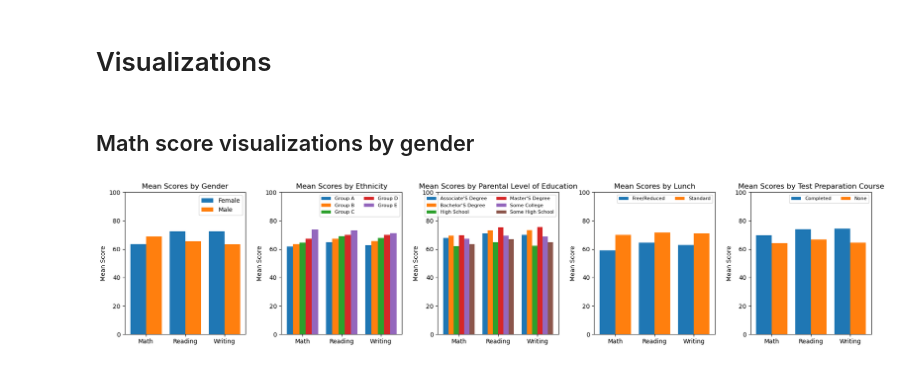
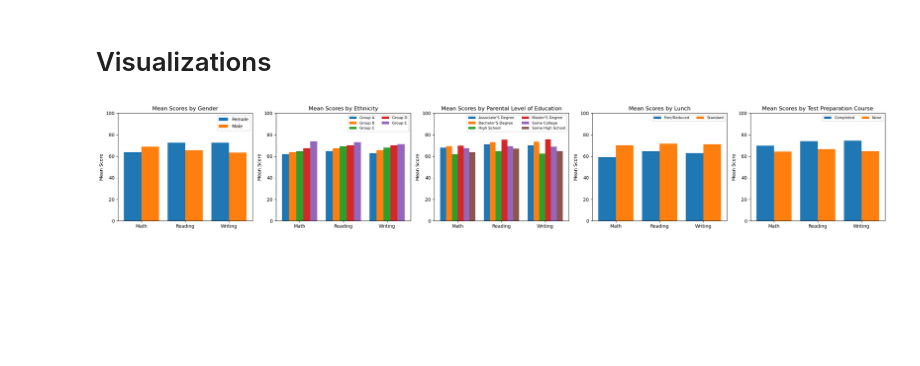
Before and after one commit to mikamartinb/students_performance_prediction, a Jupyter notebook: notebooks/0_Data-Exploration.ipynb, the cells around one changed output. Saved outputs shown, nothing was run; the diff lists cells and outputs as text; code cells hidden in the pictures; blank space fills up the shorter version.

```diff
--- a/notebooks/0_Data-Exploration.ipynb
+++ b/notebooks/0_Data-Exploration.ipynb
@@ -52,8 +52,6 @@ train_data.describe()
 | max | 100.00000 | 100.000000 | 100.000000 |
 # %% [markdown]
 # Visualizations
-# %% [markdown]
-## Math score visualizations by gender
 # %%
 # === Gender Bar Plot ===
 gender_means = (
@@ -65,7 +63,7 @@ gender_means = (
 scores = gender_means.columns
 x = np.arange(len(scores))
 
-fig, (ax1, ax2, ax3, ax4, ax5) = plt.subplots(1, 5, figsize=(18,4))
+fig, (ax1, ax2, ax3, ax4, ax5) = plt.subplots(1, 5, figsize=(24,4))
 
 
 genders = list(gender_means.index)
@@ -148,31 +146,31 @@ ax4.set_ylim(0, 100)
 ax4.set_ylabel("Mean Score")
 ax4.set_title("Mean Scores by Lunch")
 ax4.legend(ncol=2, fontsize=8)
 
 # === Test Preparation Course Bar Plot ===
 test_means = (
     train_data
     .groupby("test preparation course")[["math score", "reading score", "writing score"]]
     .mean()
 )
 
 groups = list(test_means.index)
 n = len(groups)
 bar_w = 0.8 / n
 
 for i, g in enumerate(groups):
     offset = (i - (n-1)/2) * bar_w
     ax5.bar(x + offset, test_means.loc[g], bar_w, label=g.title())
 
 ax5.set_xticks(x)
 ax5.set_xticklabels(["Math", "Reading", "Writing"])
 ax5.set_ylim(0, 100)
 ax5.set_ylabel("Mean Score")
 ax5.set_title("Mean Scores by Test Preparation Course")
 ax5.legend(ncol=2, fontsize=8)
 
 
 plt.tight_layout()
 plt.show()
 # %% [output]
-[figure, old version]
+[figure, new version]
```
Also changed, not shown: 2 other files.
